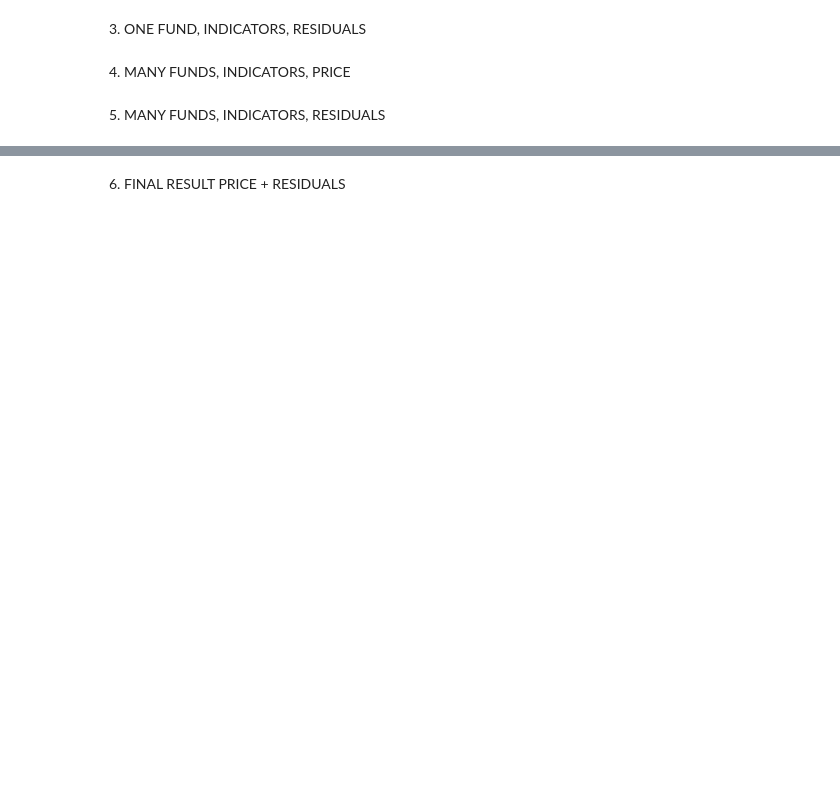
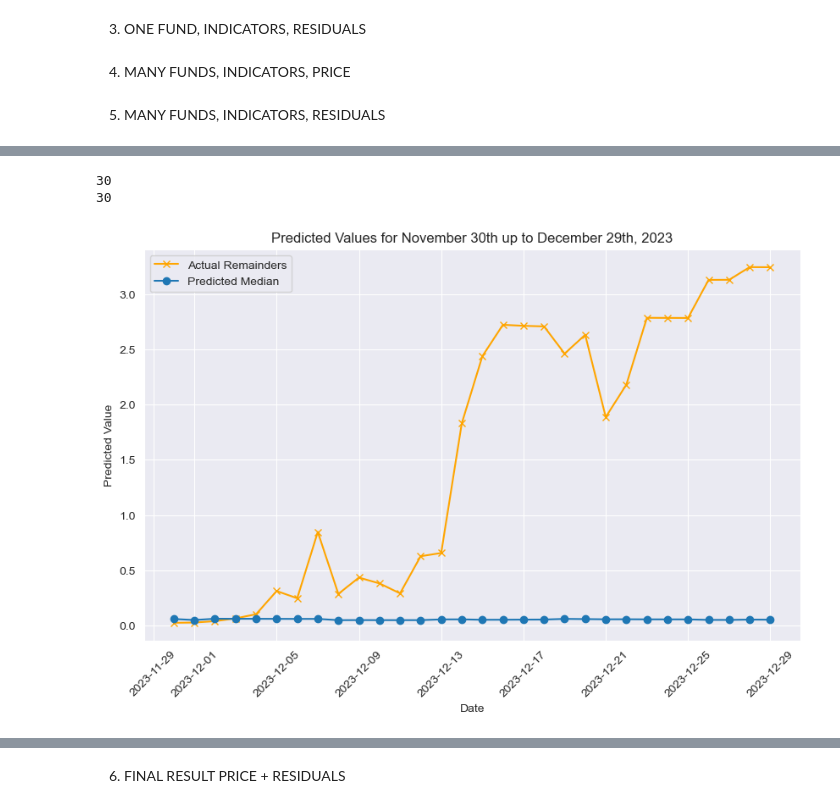
Before and after one commit to akrokosz/HF_Thesis, a Jupyter notebook: main.ipynb, the cells around one changed output, grey strips where cells are left out. Saved outputs shown, nothing was run; the diff lists cells and outputs as text; code cells hidden in the pictures; blank space fills up the shorter version.

```diff
--- a/main.ipynb
+++ b/main.ipynb
@@ -664,0 +828,6 @@ print(IE_many1_res_rse, IE_many1_res_rae, IE_many1_res_huber)
+# %%
+IE_many1_res_rse3, IE_many1_res_rae3, IE_many1_res_huber3, IE_many1_res_plt3 = metrics_and_plt(residualsss[3][-30:], res_preds[3],pd.date_range(start="2023-11-30", end="2023-12-29"), target="Remainders", date="2023-11-28")
+# %% [output]
+30
+30
+[figure, added]
```
Also changed, not shown: parts of 81 cells of this notebook.
